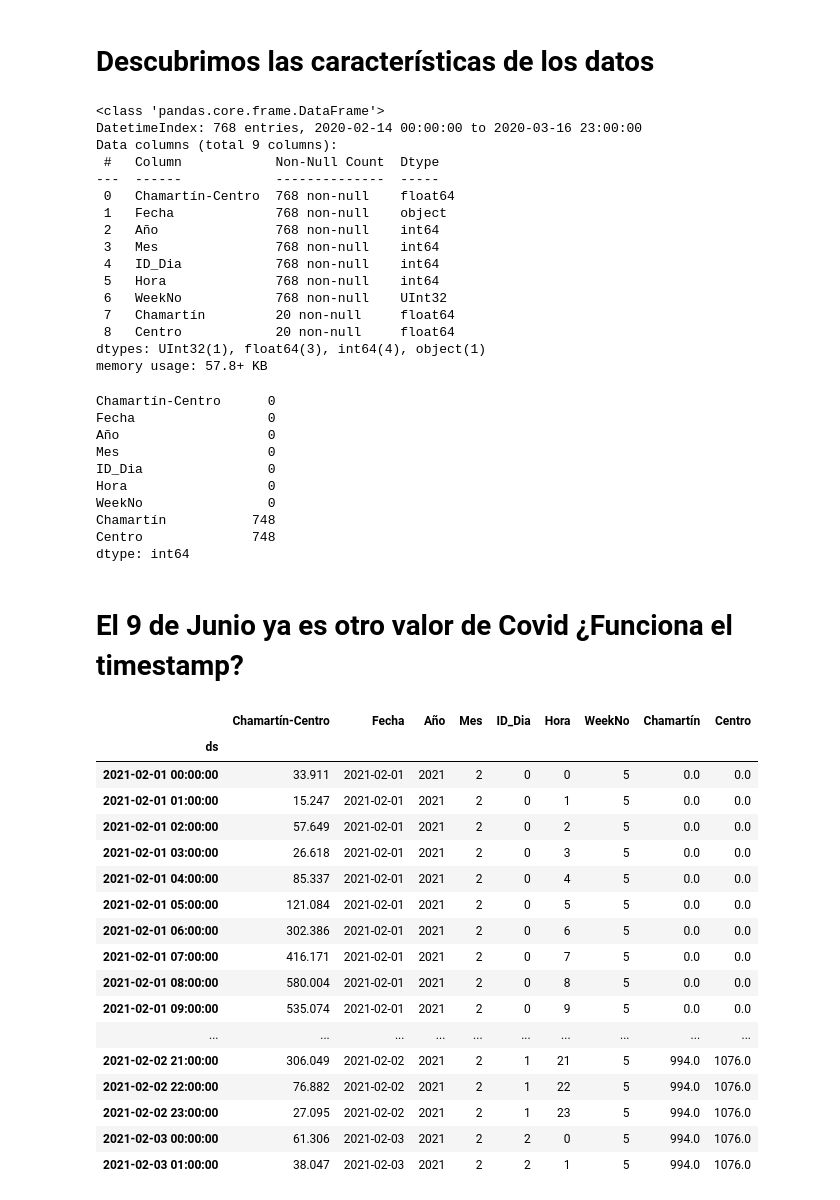
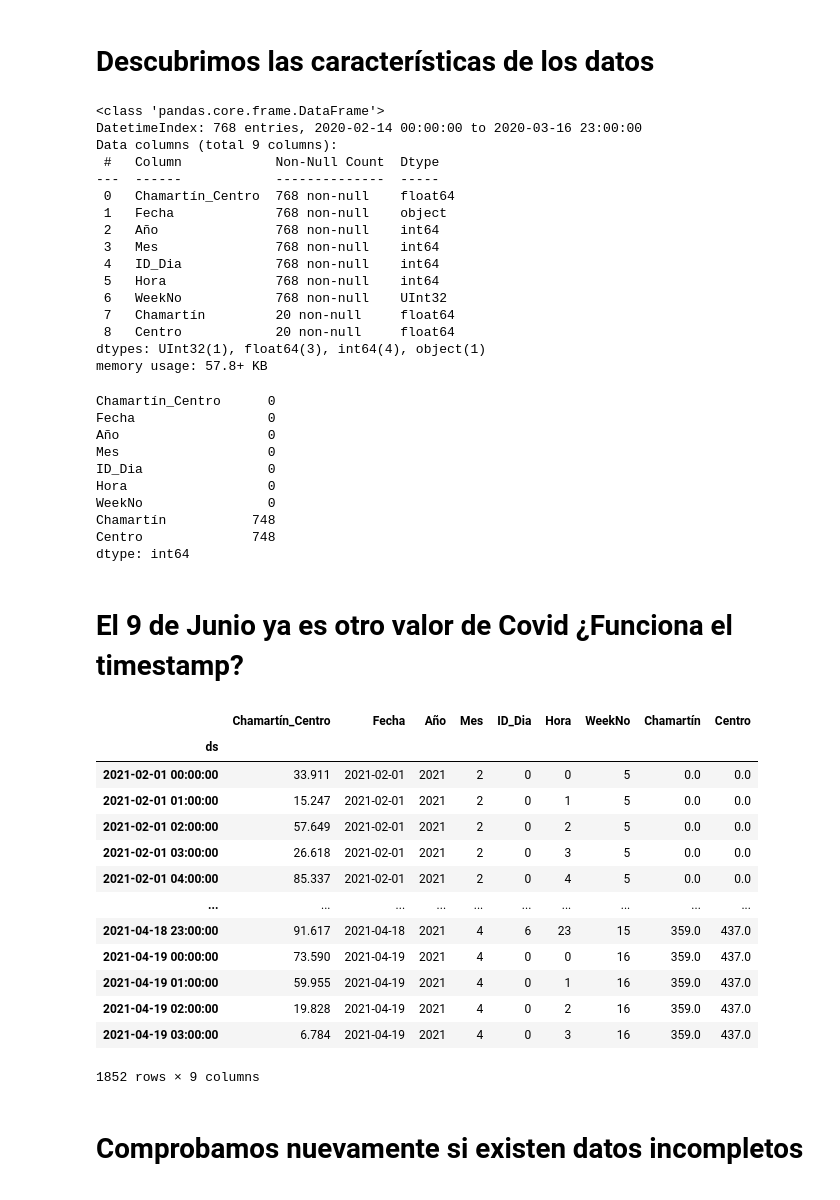
Before and after one commit to Jhonvalencia77/5to_avance, a Jupyter notebook: Patrones_AjustarModelo.ipynb, the cells around one changed output. Saved outputs shown, nothing was run; the diff lists cells and outputs as text; code cells hidden in the pictures.

```diff
--- a/Patrones_AjustarModelo.ipynb
+++ b/Patrones_AjustarModelo.ipynb
@@ -179,7 +200,7 @@ def df_origen(origen,destino):
 
     #Cambiamos el nombre de las columnas
     lines_names = {"19024":"Fuera_Madrid","2800601":"Fuera_Madrid","2806504":"Fuera_Madrid","2807901":"Centro","2807902":"Arganzuela","2807903":"Retiro","2807904":"Salamanca","2807905":"Chamartín","2807906":"Tetuán","2807907":"Chamberí","2807908":"El_Pardo","2807909":"Moncloa-Aravaca","2807910":"Latina","2807911":"Carabanchel","2807912":"Usera","2807913":"Puente_de_Vallecas","2807914":"Moratalaz","2807915":"Ciudad_Lineal","2807916":"Hortaleza","2807917":"Villaverde","2807918":"Villa_de_Vallecas","2807919":"Vicálvaro","2807920":"San Blas-Canillejas","2812301":"Fuera_Madrid","2807921":"Barajas"}
-    df_Final.columns = [lines_names[origen]+"-"+lines_names[destino]]
+    df_Final.columns = [lines_names[origen]+"_"+lines_names[destino]]
 
     #Añadimos columnas al Dataframe
     df_Final['Fecha'] = df_Final.index.date
@@ -203,7 +224,7 @@ def df_origen(origen,destino):
     df1_Final = pd.read_csv("/home/jonathan/tesis/3er_avance/Trayectos_Periodo_Confinamiento1.csv", sep=',',index_col=0, parse_dates=True, usecols=listaDst)
 
     #Cambiamos el nombre de las columnas
-    df1_Final.columns = [lines_names[origen]+"-"+lines_names[destino]]
+    df1_Final.columns = [lines_names[origen]+"_"+lines_names[destino]]
 
     #Añadimos columnas al Dataframe
     df1_Final['Fecha'] = df1_Final.index.date
@@ -226,7 +247,7 @@ def df_origen(origen,destino):
     df2_Final = pd.read_csv("/home/jonathan/tesis/3er_avance/Trayectos_Periodo_Confinamiento2.csv", sep=',',index_col=0, parse_dates=True, usecols=listaDst)
 
     #Cambiamos el nombre de las columnas
-    df2_Final.columns = [lines_names[origen]+"-"+lines_names[destino]]
+    df2_Final.columns = [lines_names[origen]+"_"+lines_names[destino]]
 
     #Añadimos columnas al Dataframe
     df2_Final['Fecha'] = df2_Final.index.date
@@ -250,7 +271,7 @@ def df_origen(origen,destino):
     df3_Final = pd.read_csv("/home/jonathan/tesis/3er_avance/Trayectos_Periodo_Confinamiento3.csv", sep=',',index_col=0, parse_dates=True, usecols=listaDst)
 
     #Cambiamos el nombre de las columnas
-    df3_Final.columns = [lines_names[origen]+"-"+lines_names[destino]]
+    df3_Final.columns = [lines_names[origen]+"_"+lines_names[destino]]
 
     #Añadimos columnas al Dataframe
     df3_Final['Fecha'] = df3_Final.index.date
@@ -274,7 +295,7 @@ def df_origen(origen,destino):
     df4_Final = pd.read_csv("/home/jonathan/tesis/3er_avance/Trayectos_Periodo_Confinamiento4.csv", sep=',',index_col=0, parse_dates=True, usecols=listaDst)
 
     #Cambiamos el nombre de las columnas
-    df4_Final.columns = [lines_names[origen]+"-"+lines_names[destino]]
+    df4_Final.columns = [lines_names[origen]+"_"+lines_names[destino]]
 
     #Añadimos columnas al Dataframe
     df4_Final['Fecha'] = df4_Final.index.date
@@ -298,7 +319,7 @@ def df_origen(origen,destino):
     df5_Final = pd.read_csv("/home/jonathan/tesis/3er_avance/Trayectos_Periodo_Confinamiento5.csv", sep=',',index_col=0, parse_dates=True, usecols=listaDst)
 
     #Cambiamos el nombre de las columnas
-    df5_Final.columns = [lines_names[origen]+"-"+lines_names[destino]]
+    df5_Final.columns = [lines_names[origen]+"_"+lines_names[destino]]
 
     #Añadimos columnas al Dataframe
     df5_Final['Fecha'] = df5_Final.index.date
@@ -322,7 +343,7 @@ def df_origen(origen,destino):
     df6_Final = pd.read_csv("/home/jonathan/tesis/3er_avance/Trayectos_Periodo_Confinamiento6.csv", sep=',',index_col=0, parse_dates=True, usecols=listaDst)
 
     #Cambiamos el nombre de las columnas
-    df6_Final.columns = [lines_names[origen]+"-"+lines_names[destino]]
+    df6_Final.columns = [lines_names[origen]+"_"+lines_names[destino]]
 
     #Añadimos columnas al Dataframe
     df6_Final['Fecha'] = df6_Final.index.date
@@ -383,7 +384,7 @@ DatetimeIndex: 768 entries, 2020-02-14 00:00:00 to 2020-03-16 23:00:00
 Data columns (total 9 columns):
  #   Column            Non-Null Count  Dtype
 ---  ------            --------------  -----
- 0   Chamartín-Centro  768 non-null    float64
+ 0   Chamartín_Centro  768 non-null    float64
  1   Fecha             768 non-null    object
  2   Año               768 non-null    int64
  3   Mes               768 non-null    int64
@@ -397,7 +398,7 @@ memory usage: 57.8+ KB
 # %%
 df_Final.isnull().sum()
 # %% [output]
-Chamartín-Centro      0
+Chamartín_Centro      0
 Fecha                 0
 Año                   0
 Mes                   0
@@ -579,24 +580,22 @@ df4_Final = completar_datos2(df4_Final)
 df5_Final = completar_datos2(df5_Final)
 df6_Final = completar_datos2(df6_Final)
 # %%
-df6_Final.iloc[:50]
+df6_Final.iloc[:-500]
 #df_Final.iloc[500:-20]
 # %% [output]
-|  | Chamartín-Centro | Fecha | Año | Mes | ID_Dia | Hora | WeekNo | Chamartín | Centro |
+|  | Chamartín_Centro | Fecha | Año | Mes | ID_Dia | Hora | WeekNo | Chamartín | Centro |
 | ds |  |  |  |  |  |  |  |  |  |
 | 2021-02-01 00:00:00 | 33.911 | 2021-02-01 | 2021 | 2 | 0 | 0 | 5 | 0.0 | 0.0 |
 | 2021-02-01 01:00:00 | 15.247 | 2021-02-01 | 2021 | 2 | 0 | 1 | 5 | 0.0 | 0.0 |
 | 2021-02-01 02:00:00 | 57.649 | 2021-02-01 | 2021 | 2 | 0 | 2 | 5 | 0.0 | 0.0 |
 | 2021-02-01 03:00:00 | 26.618 | 2021-02-01 | 2021 | 2 | 0 | 3 | 5 | 0.0 | 0.0 |
 | 2021-02-01 04:00:00 | 85.337 | 2021-02-01 | 2021 | 2 | 0 | 4 | 5 | 0.0 | 0.0 |
-| 2021-02-01 05:00:00 | 121.084 | 2021-02-01 | 2021 | 2 | 0 | 5 | 5 | 0.0 | 0.0 |
-| 2021-02-01 06:00:00 | 302.386 | 2021-02-01 | 2021 | 2 | 0 | 6 | 5 | 0.0 | 0.0 |
-| 2021-02-01 07:00:00 | 416.171 | 2021-02-01 | 2021 | 2 | 0 | 7 | 5 | 0.0 | 0.0 |
-| 2021-02-01 08:00:00 | 580.004 | 2021-02-01 | 2021 | 2 | 0 | 8 | 5 | 0.0 | 0.0 |
-| 2021-02-01 09:00:00 | 535.074 | 2021-02-01 | 2021 | 2 | 0 | 9 | 5 | 0.0 | 0.0 |
 | ... | ... | ... | ... | ... | ... | ... | ... | ... | ... |
-| 2021-02-02 21:00:00 | 306.049 | 2021-02-02 | 2021 | 2 | 1 | 21 | 5 | 994.0 | 1076.0 |
-| 2021-02-02 22:00:00 | 76.882 | 2021-02-02 | 2021 | 2 | 1 | 22 | 5 | 994.0 | 1076.0 |
-| 2021-02-02 23:00:00 | 27.095 | 2021-02-02 | 2021 | 2 | 1 | 23 | 5 | 994.0 | 1076.0 |
-| 2021-02-03 00:00:00 | 61.306 | 2021-02-03 | 2021 | 2 | 2 | 0 | 5 | 994.0 | 1076.0 |
-| 2021-02-03 01:00:00 | 38.047 | 2021-02-03 | 2021 | 2 | 2 | 1 | 5 | 994.0 | 1076.0 |
+| 2021-04-18 23:00:00 | 91.617 | 2021-04-18 | 2021 | 4 | 6 | 23 | 15 | 359.0 | 437.0 |
+| 2021-04-19 00:00:00 | 73.590 | 2021-04-19 | 2021 | 4 | 0 | 0 | 16 | 359.0 | 437.0 |
+| 2021-04-19 01:00:00 | 59.955 | 2021-04-19 | 2021 | 4 | 0 | 1 | 16 | 359.0 | 437.0 |
+| 2021-04-19 02:00:00 | 19.828 | 2021-04-19 | 2021 | 4 | 0 | 2 | 16 | 359.0 | 437.0 |
+| 2021-04-19 03:00:00 | 6.784 | 2021-04-19 | 2021 | 4 | 0 | 3 | 16 | 359.0 | 437.0 |
+1852 rows × 9 columns
+# %% [markdown]
+# Comprobamos nuevamente si existen datos incompletos
```
Also changed, not shown: parts of 55 cells of this notebook.
